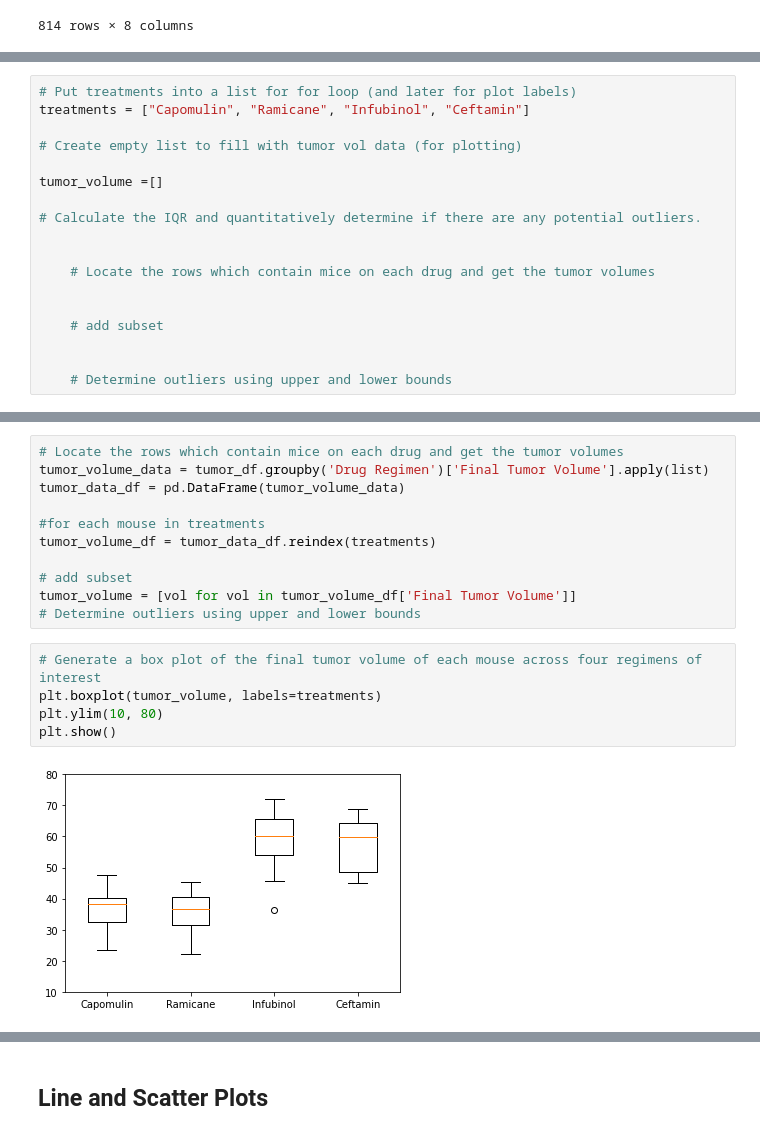
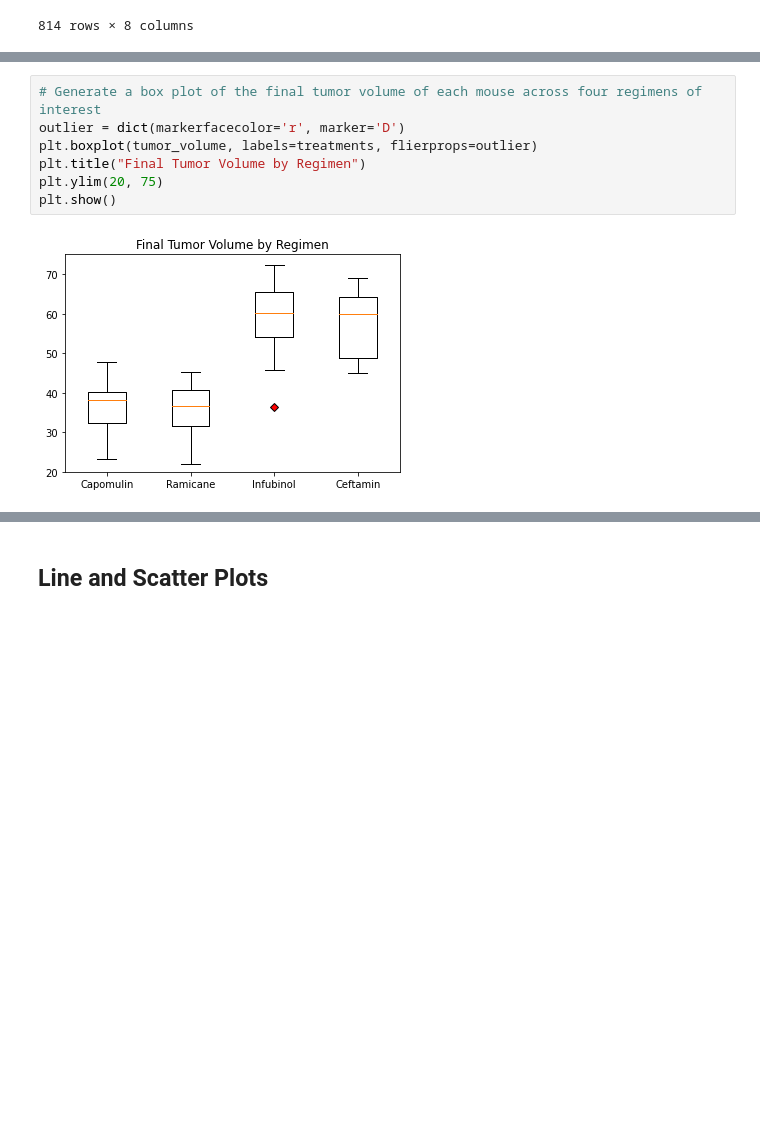
Before and after one commit to lauragabrielson/Matplotlib_Challenge, a Jupyter notebook: pymaceuticals_starter.ipynb, the cells around one changed output, grey strips where cells are left out. Saved outputs shown, nothing was run; the diff lists cells and outputs as text; blank space fills up the shorter version.

```diff
--- a/pymaceuticals_starter.ipynb
+++ b/pymaceuticals_starter.ipynb
@@ -292,18 +295,0 @@ tumor_data_df
-# %%
-# Put treatments into a list for for loop (and later for plot labels)
-treatments = ["Capomulin", "Ramicane", "Infubinol", "Ceftamin"]
-
-# Create empty list to fill with tumor vol data (for plotting)
-
-tumor_volume =[]
-
-# Calculate the IQR and quantitatively determine if there are any potential outliers.
-
-
-    # Locate the rows which contain mice on each drug and get the tumor volumes
-
-
-    # add subset
-
-
-    # Determine outliers using upper and lower bounds
@@ -360,18 +296,9 @@ Values above 94.04403868375002 could be outliers.
-# %%
-# Locate the rows which contain mice on each drug and get the tumor volumes
-tumor_volume_data = tumor_df.groupby('Drug Regimen')['Final Tumor Volume'].apply(list)
-tumor_data_df = pd.DataFrame(tumor_volume_data)
-
-#for each mouse in treatments
-tumor_volume_df = tumor_data_df.reindex(treatments)
-
-# add subset
-tumor_volume = [vol for vol in tumor_volume_df['Final Tumor Volume']]
-# Determine outliers using upper and lower bounds
 # %%
 # Generate a box plot of the final tumor volume of each mouse across four regimens of interest
-plt.boxplot(tumor_volume, labels=treatments)
-plt.ylim(10, 80)
+outlier = dict(markerfacecolor='r', marker='D')
+plt.boxplot(tumor_volume, labels=treatments, flierprops=outlier)
+plt.title("Final Tumor Volume by Regimen")
+plt.ylim(20, 75)
 plt.show()
 # %% [output]
-[figure, old version]
+[figure, new version]
```
Also changed, not shown: parts of 22 cells of this notebook.
